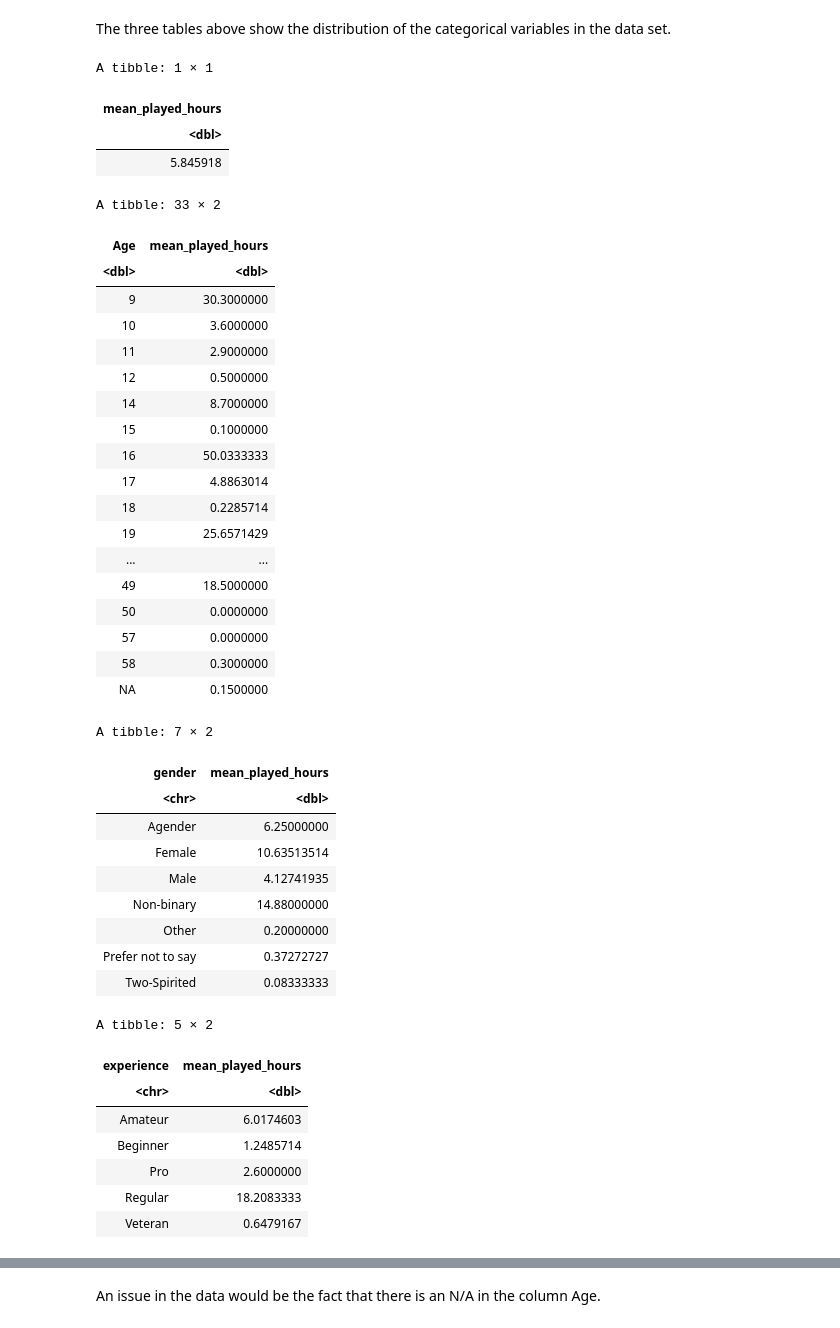
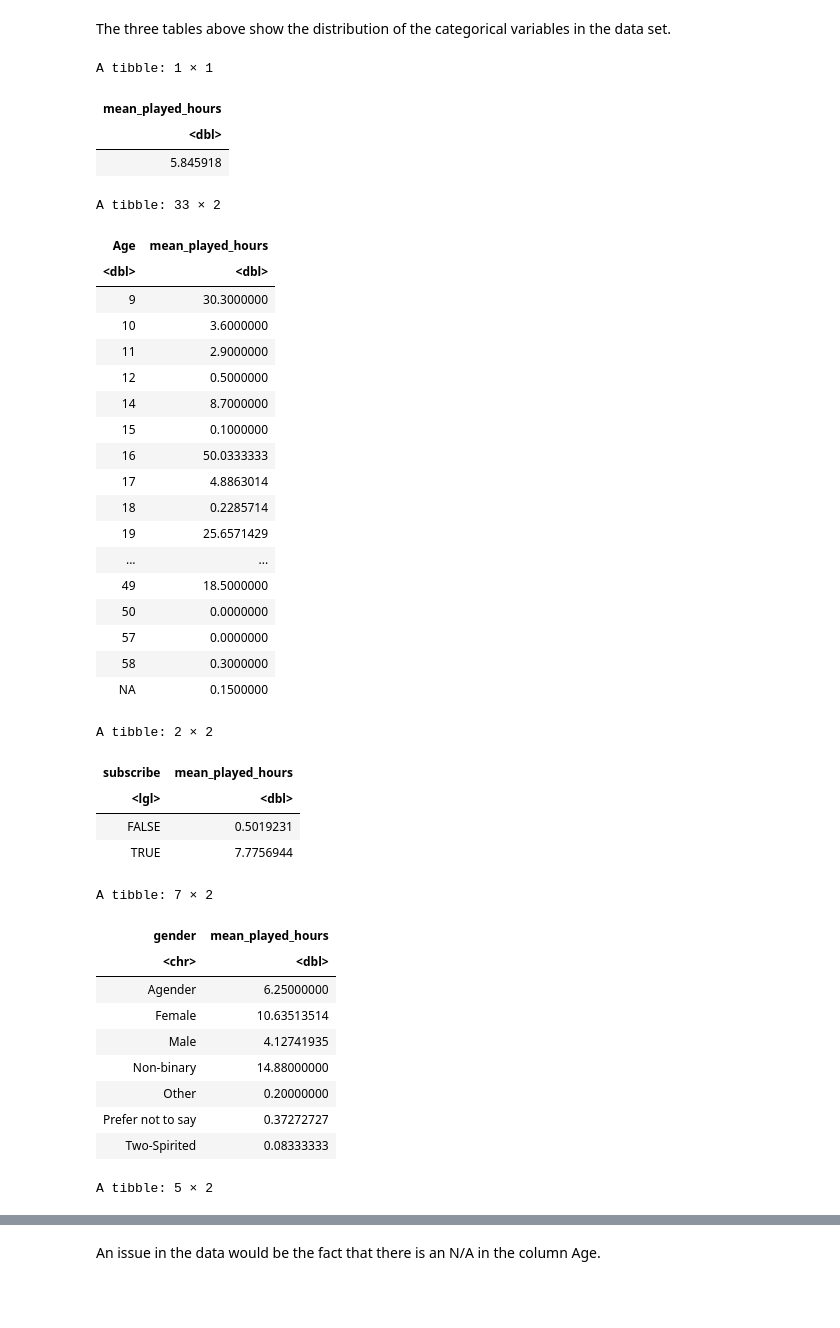
Before and after one commit to aisyahsudarmaji-web/Predicting-Usage-of-a-Video-Game-Research-Server, a Jupyter notebook: Individual Planning Report.ipynb, the cells around one changed output, grey strips where cells are left out. Drawn from its saved outputs; the diff is of its cells as text; code cells hidden in the pictures; blank space fills up the shorter version.

```diff
--- a/Individual Planning Report.ipynb
+++ b/Individual Planning Report.ipynb
@@ -99,54 +108,57 @@ players_summary_based_on_age <- players |>
     summarize(mean_played_hours = mean(played_hours, na.rm = TRUE))
 players_summary_based_on_age
 
+players_summary_based_on_subscription <- players |>
+    group_by(subscribe) |>
+    summarize(mean_played_hours = mean(played_hours, na.rm = TRUE))
+players_summary_based_on_subscription
+
 players_summary_based_on_gender <- players |>
     group_by(gender) |>
     summarize(mean_played_hours = mean(played_hours, na.rm = TRUE))
 players_summary_based_on_gender
 
 players_summary_based_on_experience <- players |>
     group_by(experience) |>
     summarize(mean_played_hours = mean(played_hours, na.rm = TRUE))
 players_summary_based_on_experience
 # %% [output]
 A tibble: 1 × 1
 | mean_played_hours |
 | <dbl> |
 | 5.845918 |
 A tibble: 33 × 2
 | Age | mean_played_hours |
 | <dbl> | <dbl> |
 | 9 | 30.3000000 |
 | 10 | 3.6000000 |
 | 11 | 2.9000000 |
 | 12 | 0.5000000 |
 | 14 | 8.7000000 |
 | 15 | 0.1000000 |
 | 16 | 50.0333333 |
 | 17 | 4.8863014 |
 | 18 | 0.2285714 |
 | 19 | 25.6571429 |
 | ... | ... |
 | 49 | 18.5000000 |
 | 50 | 0.0000000 |
 | 57 | 0.0000000 |
 | 58 | 0.3000000 |
 | NA | 0.1500000 |
-A tibble: 7 × 2
+A tibble: 2 × 2
-| gender | mean_played_hours |
-| <chr> | <dbl> |
-| Agender | 6.25000000 |
-| Female | 10.63513514 |
-| Male | 4.12741935 |
-| Non-binary | 14.88000000 |
-| Other | 0.20000000 |
-| Prefer not to say | 0.37272727 |
-| Two-Spirited | 0.08333333 |
+| subscribe | mean_played_hours |
+| <lgl> | <dbl> |
+| FALSE | 0.5019231 |
+| TRUE | 7.7756944 |
-A tibble: 5 × 2
+A tibble: 7 × 2
-| experience | mean_played_hours |
+| gender | mean_played_hours |
 | <chr> | <dbl> |
-| Amateur | 6.0174603 |
-| Beginner | 1.2485714 |
-| Pro | 2.6000000 |
-| Regular | 18.2083333 |
-| Veteran | 0.6479167 |
+| Agender | 6.25000000 |
+| Female | 10.63513514 |
+| Male | 4.12741935 |
+| Non-binary | 14.88000000 |
+| Other | 0.20000000 |
+| Prefer not to say | 0.37272727 |
+| Two-Spirited | 0.08333333 |
+A tibble: 5 × 2
```
Also changed, not shown: parts of 9 cells of this notebook.
